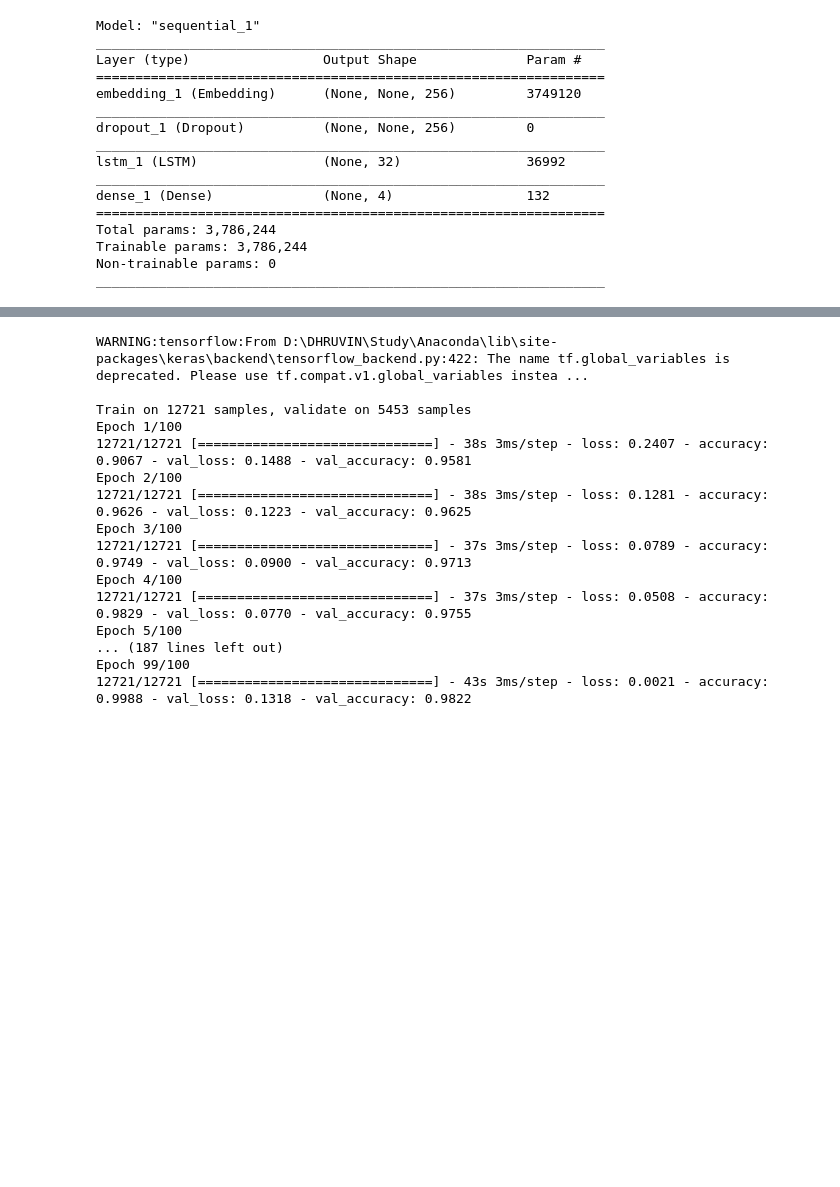
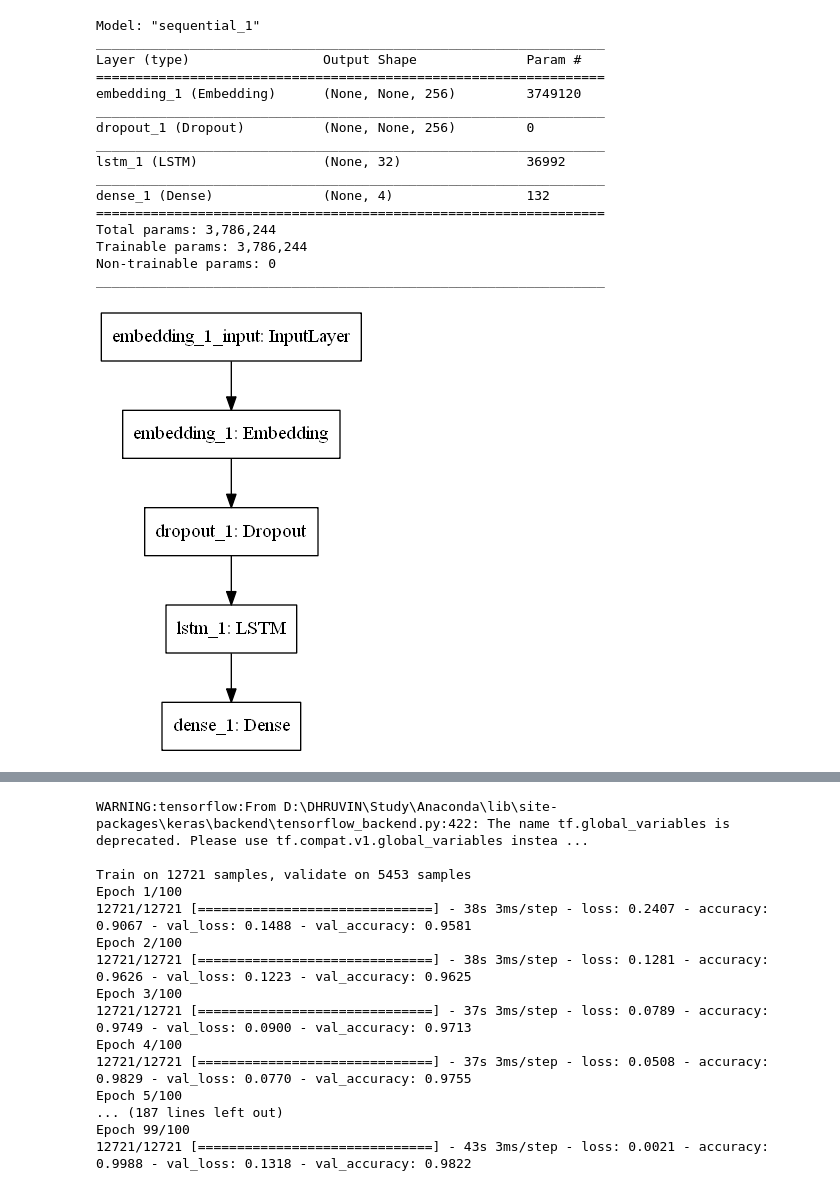
Before and after one commit to theruuwinn/Twitter-Harassment, a Jupyter notebook: NN-model.ipynb, the cells around one changed output, grey strips where cells are left out. Saved outputs shown, nothing was run; the diff lists cells and outputs as text; code cells hidden in the pictures; blank space fills up the shorter version.

```diff
--- a/NN-model.ipynb
+++ b/NN-model.ipynb
@@ -254,6 +247,11 @@ Total params: 3,786,244
 Trainable params: 3,786,244
 Non-trainable params: 0
 _________________________________________________________________
+# %%
+from keras.utils import plot_model
+plot_model(model, to_file="model.png")
+# %% [output]
+[figure, added]
 # %%
 model.compile(loss='binary_crossentropy',
               optimizer="adam",
```
Also changed, not shown: parts of 4 cells of this notebook.
